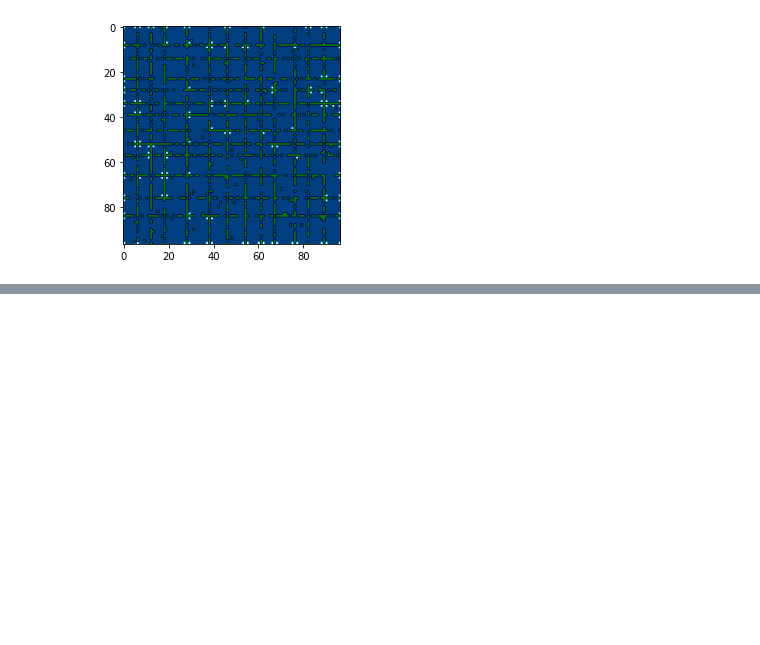
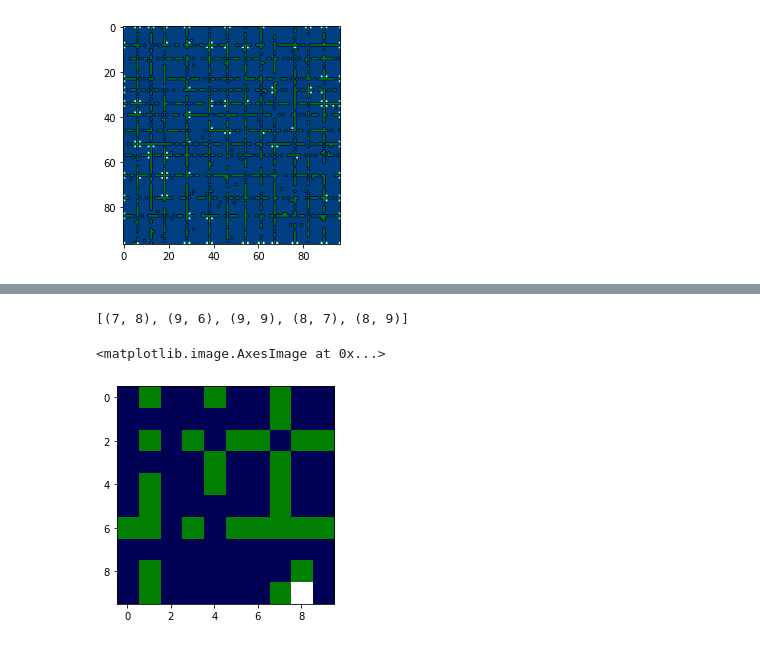
Before and after one commit to marcodelmastro/AdventOfCode2020, a Jupyter notebook: Day 11.ipynb, the cells around one changed output, grey strips where cells are left out. Drawn from its saved outputs; the diff is of its cells as text; code cells hidden in the pictures; blank space fills up the shorter version.

```diff
--- a/Day 11.ipynb
+++ b/Day 11.ipynb
@@ -7,3 +37,8 @@ https://adventofcode.com/2020/day/11#part2
 # %%
 #filename = "data/day11text0.txt"
 filename = "data/input11.txt"
+
+iniseats, floor = getSeatMaps(filename)
+
+fig = plt.figure(figsize=(4,4))
+plt.imshow(iniseats,cmap=plt.cm.ocean)
@@ -113,0 +216,13 @@ Execution time = 7.11 s
+# %%
+iniseats, floor = getSeatMaps("data/day11text0.txt")
+
+seatcache = cacheVisibleSeats(iniseats)
+iniseats[9][8] = 2
+print(seatcache[9][8])
+
+fig = plt.figure(figsize=(4,4))
+plt.imshow(iniseats,cmap=plt.cm.ocean)
+# %% [output]
+[(7, 8), (9, 6), (9, 9), (8, 7), (8, 9)]
+<matplotlib.image.AxesImage at 0x...>
+[figure, added]
```
Also changed, not shown: parts of 10 cells of this notebook, 1 other file.
